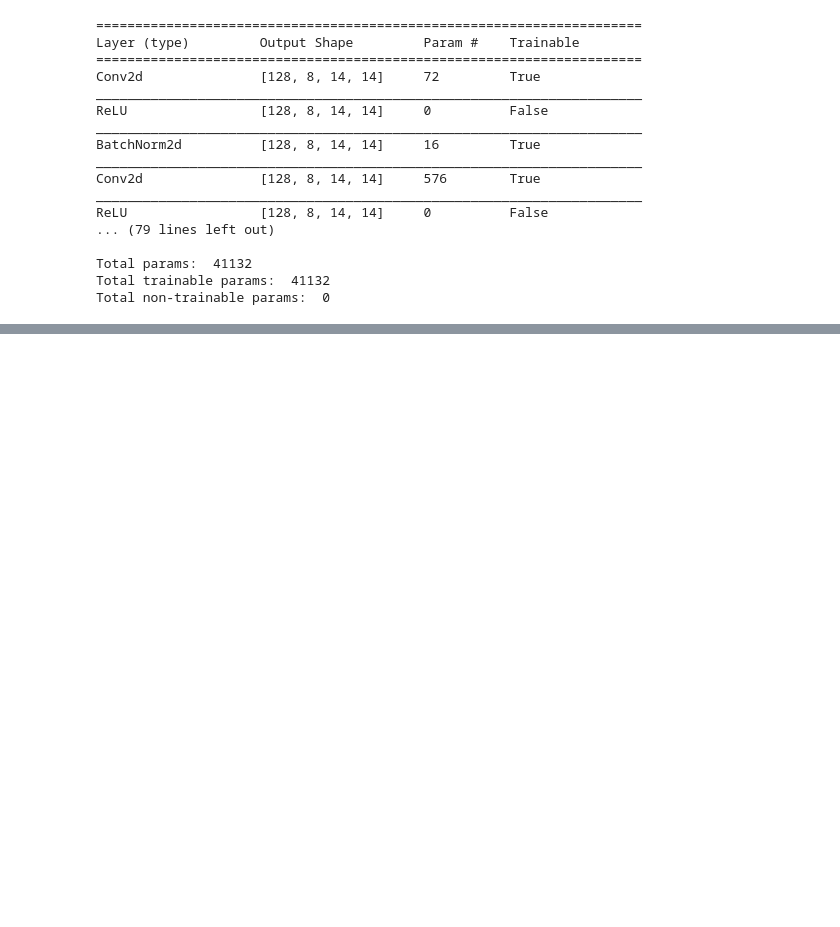
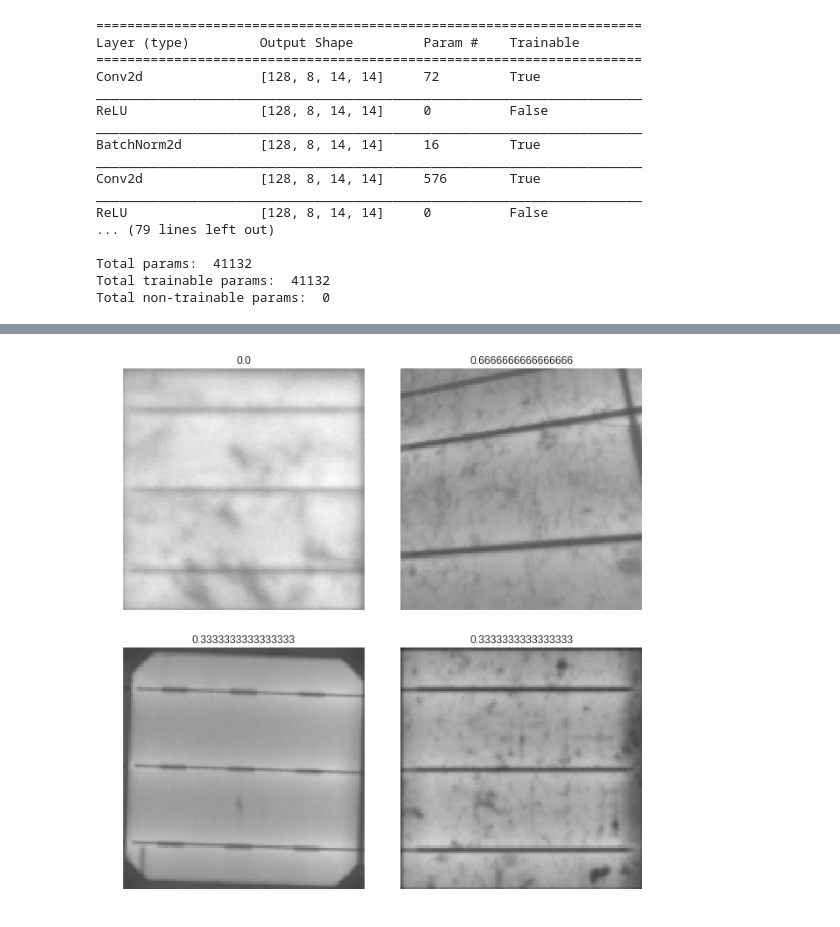
Before and after one commit to tcapelle/python_ines, a Jupyter notebook: Deep_Learning_in_GPU.ipynb, the cells around one changed output, grey strips where cells are left out. Drawn from its saved outputs; the diff is of its cells as text; code cells hidden in the pictures; blank space fills up the shorter version.

Commit message:
las version, solar images

```diff
--- a/Deep_Learning_in_GPU.ipynb
+++ b/Deep_Learning_in_GPU.ipynb
@@ -400,0 +437,5 @@ Total non-trainable params:  0
+# %%
+source = (ImageItemList.from_df(df=labels_df, path=PATH, cols='id')
+         .random_split_by_pct(0.2)
+         .label_from_df('default', label_cls=CategoryList)
+         )
@@ -400,0 +464,13 @@ Total non-trainable params:  0
+# %%
+tfms = get_transforms()
+# %%
+def get_data(bs=64, sz=128):
+  data = (source.transform(tfms, size=sz)
+          .databunch(bs=bs).normalize())
+  return data
+# %%
+data = get_data()
+# %%
+data.show_batch(ds_type=DatasetType.Train, rows=2, figsize=(9,9))
+# %% [output]
+[figure, added]
```
Also changed, not shown: parts of 40 cells of this notebook.
